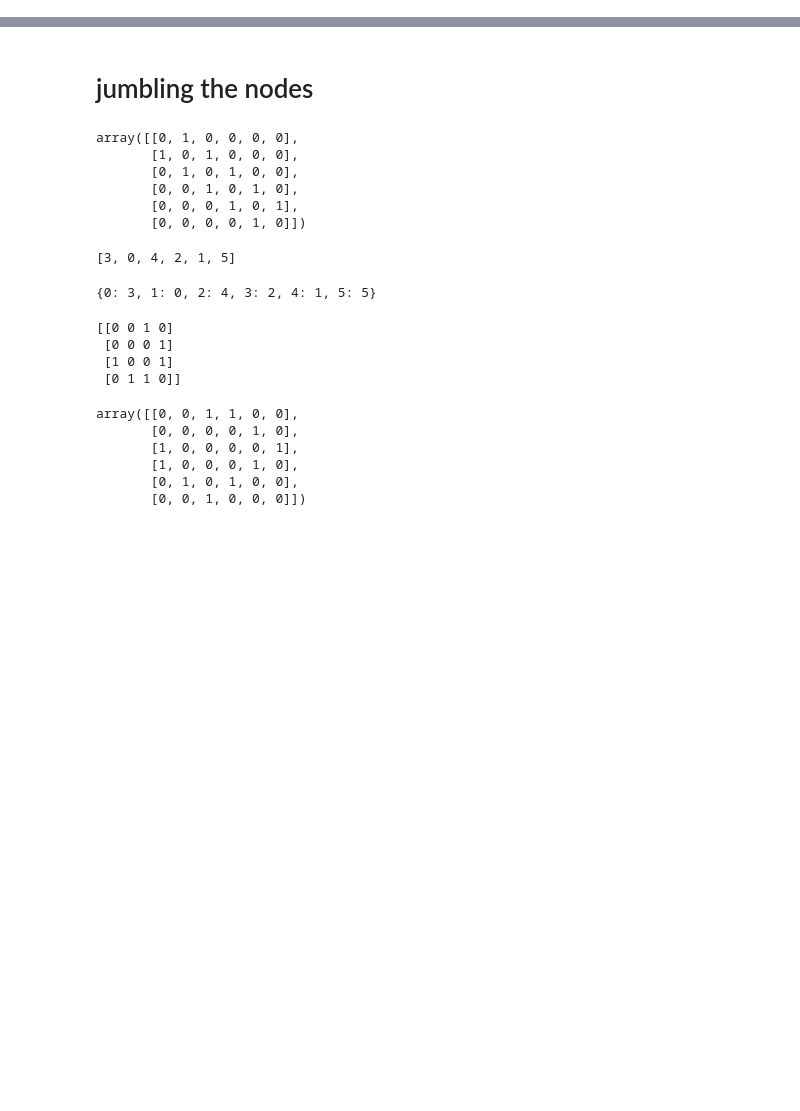
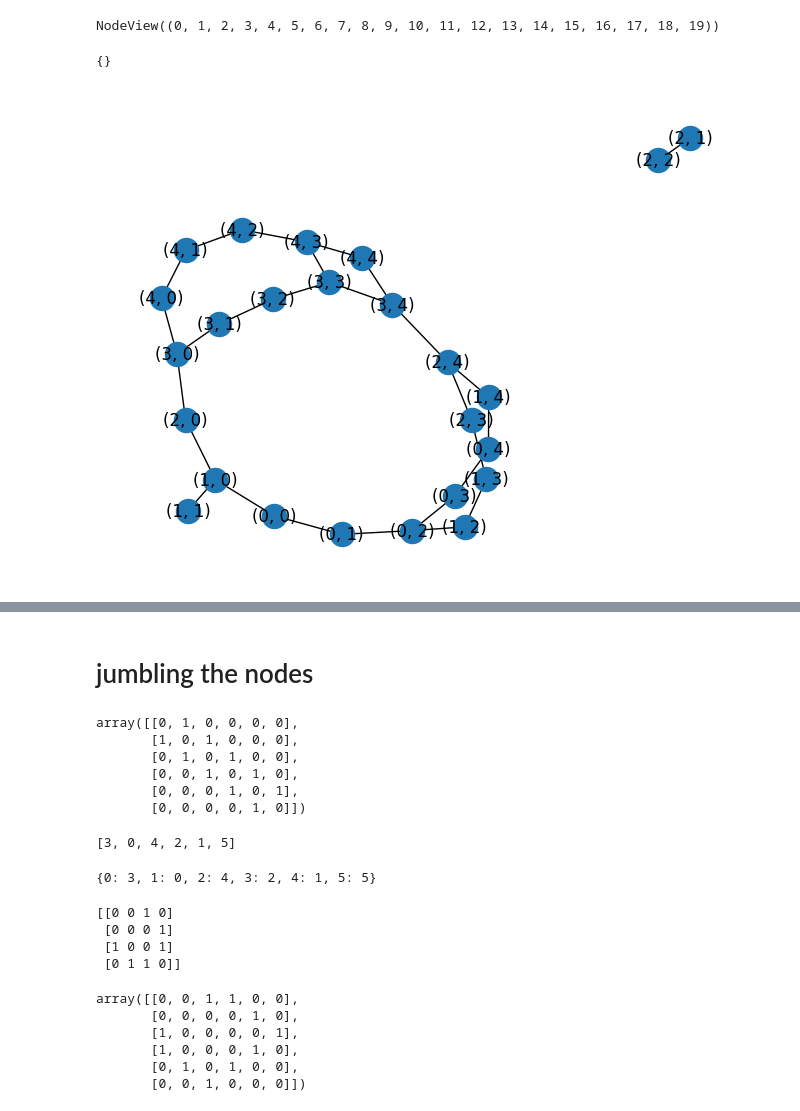
Before and after one commit to PalaashAgrawal/LLMGraphTraversal, a Jupyter notebook: graph_generation/Untitled.ipynb, the cells around one changed output, grey strips where cells are left out. Cells and saved outputs as stored; diff of their text form; code cells hidden in the pictures; blank space fills up the shorter version.

Commit message:
level 5

```diff
--- a/graph_generation/Untitled.ipynb
+++ b/graph_generation/Untitled.ipynb
@@ -51,0 +48,58 @@ NodeView((0, 1, 2, 3, 4, 5, 6, 7, 8, 9, 10, 11, 12, 13, 14, 15, 16, 17, 18, 19))
+# %%
+graph.nodes
+# %% [output]
+NodeView((0, 1, 2, 3, 4, 5, 6, 7, 8, 9, 10, 11, 12, 13, 14, 15, 16, 17, 18, 19))
+# %%
+#level 5
+import networkx as nx
+import random
+import matplotlib.pyplot as plt
+
+n = 5
+graph = nx.grid_2d_graph(n,n)
+
+start, end = (0, 0), (n-1,n-1)
+
+#generate all shortest paths and simple paths
+all_shortest_paths = list(nx.all_shortest_paths(graph, start, end))[0]
+all_other_paths = list(nx.all_simple_paths(graph, start, end))
+
+#only keep simple paths that are longer than shortest path
+shortest_path_length = len(all_shortest_paths)
+all_other_paths = [path for path in all_other_paths if len(path) > shortest_path_length]
+
+#select 4 random simple paths
+kept_paths = random.sample(all_other_paths, random.randint(3,5))
+
+#convert lists into correct format
+kept_paths_edges = {(path[i], path[i+1]) for path in kept_paths for i in range(len(path) - 1)}
+shortest_path_edges = {(all_shortest_paths[i], all_shortest_paths[i+1]) for i in range(len(all_shortest_paths) - 1)}
+
+all_paths = kept_paths_edges | shortest_path_edges
+
+#remove edges
+for edge in list(graph.edges):
+    if edge not in kept_paths_edges:
+        graph.remove_edge(*edge)
+#         if not nx.is_connected(graph):
+#             graph.add_edge(*edge)
+
+# a = list(nx.all_simple_paths(graph, start, end))
+# print(a, len(a))
+# Assign weights
+# for edge in shortest_path_edges:
+#     if graph.has_edge(edge[0], edge[1]):
+#         graph[edge[0]][edge[1]]['weight'] = random.randint(1,3)
+
+# for edge in kept_paths_edges - shortest_path_edges:
+#     if graph.has_edge(edge[0], edge[1]):
+#         graph[edge[0]][edge[1]]['weight'] = random.randint(3,6)
+
+#visualize it with edge labels showing weights
+pos = nx.spring_layout(graph)
+nx.draw(graph, pos, with_labels=True)
+labels = nx.get_edge_attributes(graph, 'weight')
+nx.draw_networkx_edge_labels(graph, pos, edge_labels=labels)
+# %% [output]
+{}
+[figure, added]
```
Also changed, not shown: parts of 7 cells of this notebook, 2 other files.
